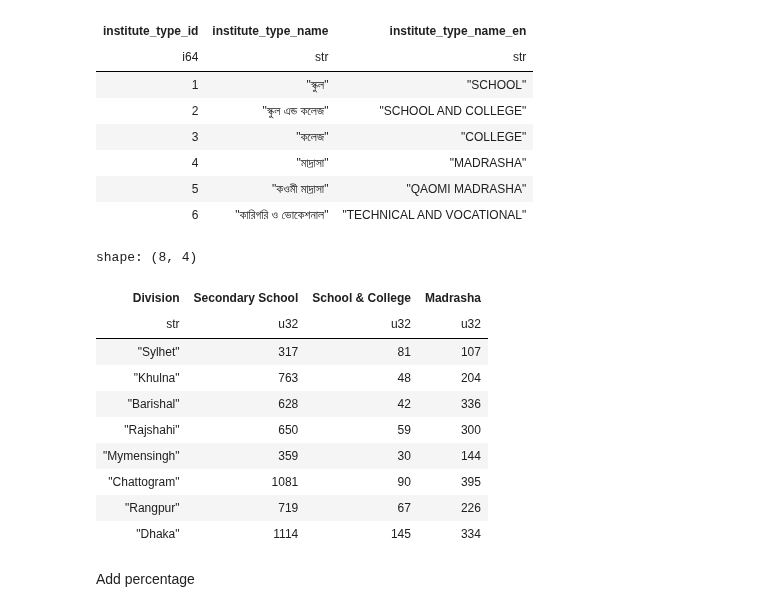
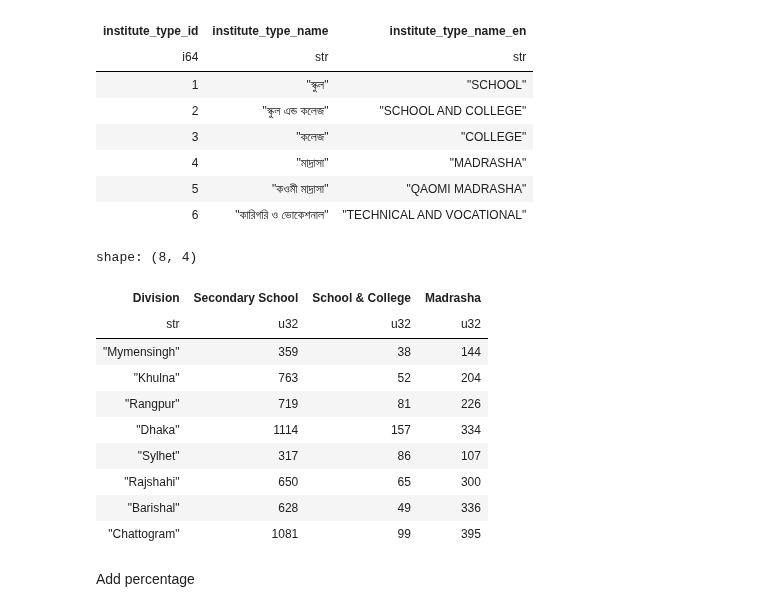
Before and after one commit to monjurmorshed793/sedp-reports, a Jupyter notebook: src/sedp_reports/pbgsi-report.ipynb, the cells around one changed output. Cells and saved outputs as stored; diff of their text form; code cells hidden in the pictures.

```diff
--- a/src/sedp_reports/pbgsi-report.ipynb
+++ b/src/sedp_reports/pbgsi-report.ipynb
@@ -256,35 +256,35 @@ shape: (6, 3)
 | 5 | "কওমী মাদ্রাসা" | "QAOMI MADRASHA" |
 | 6 | "কারিগরি ও ভোকেশনাল" | "TECHNICAL AND VOCATIONAL" |
 # %%
-from generate.general_information import DIVISION_NAME, INSTITUTION_TYPE
+from generate.general_information import DIVISION_NAME, GENERALIZED_INSTITUTION_TYPE_NAME_EN, GENERALIZED_INSTITUTION_TYPE_ID
 institution_type_school = 1
 institution_type_school_and_college = 2
 institution_type_madrasha = 4
 
 report2 = (
     general_information.lazy()
     .group_by(pl.col(DIVISION_NAME).alias("Division"))
     .agg([
-      (pl.col(INSTITUTION_TYPE)== institution_type_school).sum().alias('Secondary School'),
-      (pl.col(INSTITUTION_TYPE)==institution_type_school_and_college).sum().alias('School & College'),
-      (pl.col(INSTITUTION_TYPE)== institution_type_madrasha).sum().alias('Madrasha')
+      (pl.col(GENERALIZED_INSTITUTION_TYPE_ID)== institution_type_school).sum().alias('Secondary School'),
+      (pl.col(GENERALIZED_INSTITUTION_TYPE_ID)==institution_type_school_and_college).sum().alias('School & College'),
+      (pl.col(GENERALIZED_INSTITUTION_TYPE_ID)== institution_type_madrasha).sum().alias('Madrasha')
     ])
 )
 
 report2_df = report2.collect()
 report2_df.head(10)
 # %% [output]
 shape: (8, 4)
 | Division | Secondary School | School & College | Madrasha |
 | str | u32 | u32 | u32 |
-| "Sylhet" | 317 | 81 | 107 |
-| "Khulna" | 763 | 48 | 204 |
-| "Barishal" | 628 | 42 | 336 |
-| "Rajshahi" | 650 | 59 | 300 |
-| "Mymensingh" | 359 | 30 | 144 |
-| "Chattogram" | 1081 | 90 | 395 |
-| "Rangpur" | 719 | 67 | 226 |
-| "Dhaka" | 1114 | 145 | 334 |
+| "Mymensingh" | 359 | 38 | 144 |
+| "Khulna" | 763 | 52 | 204 |
+| "Rangpur" | 719 | 81 | 226 |
+| "Dhaka" | 1114 | 157 | 334 |
+| "Sylhet" | 317 | 86 | 107 |
+| "Rajshahi" | 650 | 65 | 300 |
+| "Barishal" | 628 | 49 | 336 |
+| "Chattogram" | 1081 | 99 | 395 |
 # %% [markdown]
 Add percentage
 # %%
```
Also changed, not shown: parts of 27 cells of this notebook.
